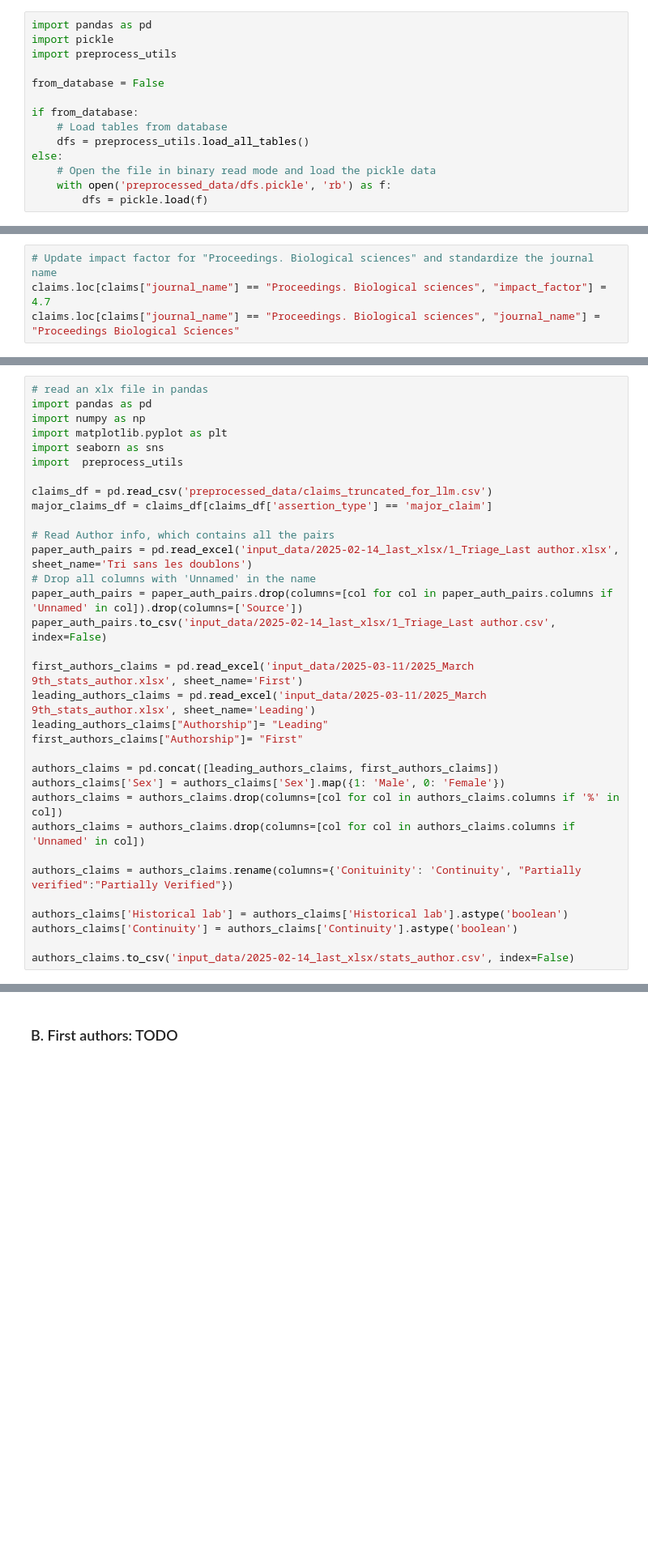
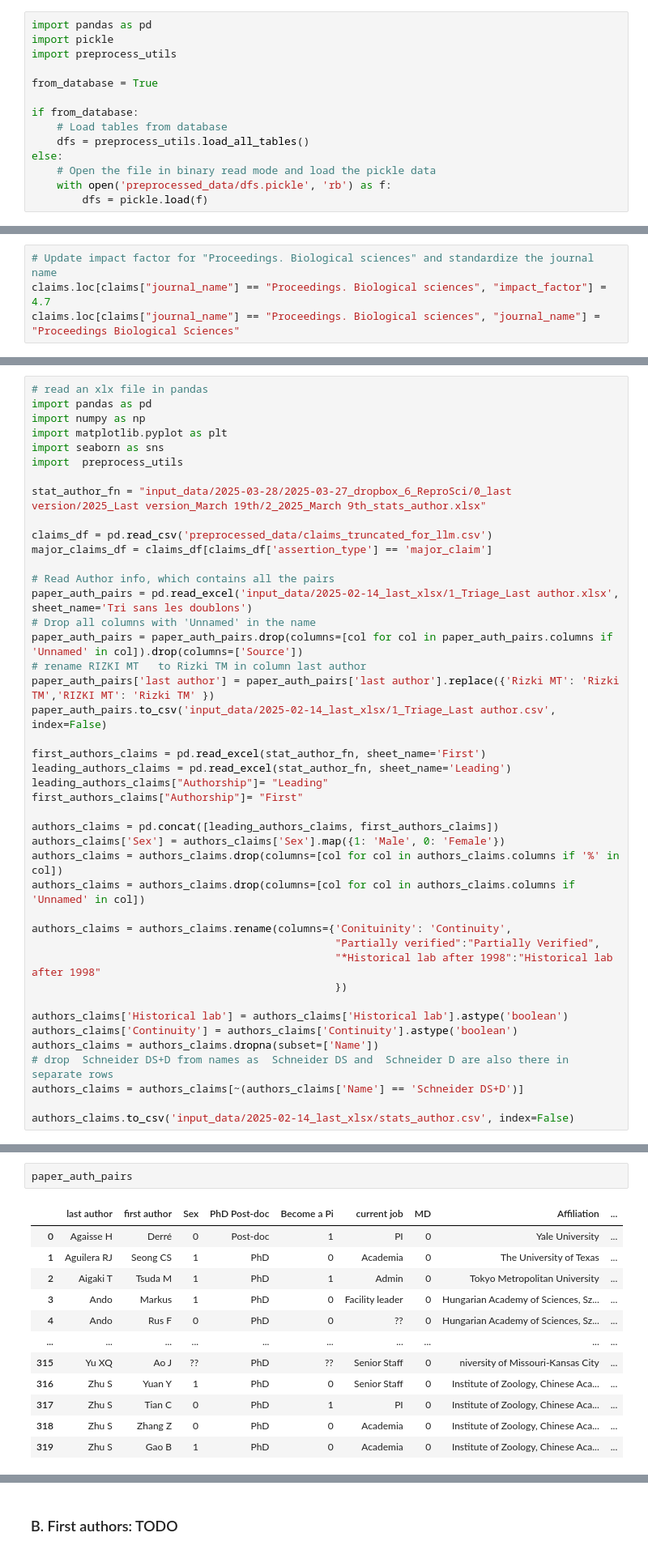
Before and after one commit to jcblemai/drosophila-reproducibility, a Jupyter notebook: preprocess.ipynb, the cells around one changed output, grey strips where cells are left out. Shown at 81% size. Saved outputs shown, nothing was run; the diff lists cells and outputs as text; blank space fills up the shorter version.

Commit message:
finish preprocessing excels

```diff
--- a/preprocess.ipynb
+++ b/preprocess.ipynb
@@ -3,7 +3,7 @@ import pandas as pd
 import pickle
 import preprocess_utils
 
-from_database = False
+from_database = True
 
 if from_database:
     # Load tables from database
@@ -163,6 +197,8 @@ import matplotlib.pyplot as plt
 import seaborn as sns
 import  preprocess_utils
 
+stat_author_fn = "input_data/2025-03-28/2025-03-27_dropbox_6_ReproSci/0_last version/2025_Last version_March 19th/2_2025_March 9th_stats_author.xlsx"
+
 claims_df = pd.read_csv('preprocessed_data/claims_truncated_for_llm.csv')
 major_claims_df = claims_df[claims_df['assertion_type'] == 'major_claim']
 
@@ -170,10 +206,12 @@ major_claims_df = claims_df[claims_df['assertion_type'] == 'major_claim']
 paper_auth_pairs = pd.read_excel('input_data/2025-02-14_last_xlsx/1_Triage_Last author.xlsx', sheet_name='Tri sans les doublons')
 # Drop all columns with 'Unnamed' in the name
 paper_auth_pairs = paper_auth_pairs.drop(columns=[col for col in paper_auth_pairs.columns if 'Unnamed' in col]).drop(columns=['Source'])
+# rename RIZKI MT	to Rizki TM in column last author
+paper_auth_pairs['last author'] = paper_auth_pairs['last author'].replace({'Rizki MT': 'Rizki TM','RIZKI MT': 'Rizki TM' })
 paper_auth_pairs.to_csv('input_data/2025-02-14_last_xlsx/1_Triage_Last author.csv', index=False)
 
-first_authors_claims = pd.read_excel('input_data/2025-03-11/2025_March 9th_stats_author.xlsx', sheet_name='First')
-leading_authors_claims = pd.read_excel('input_data/2025-03-11/2025_March 9th_stats_author.xlsx', sheet_name='Leading')
+first_authors_claims = pd.read_excel(stat_author_fn, sheet_name='First')
+leading_authors_claims = pd.read_excel(stat_author_fn, sheet_name='Leading')
 leading_authors_claims["Authorship"]= "Leading"
 first_authors_claims["Authorship"]= "First"
 
@@ -182,9 +220,15 @@ authors_claims['Sex'] = authors_claims['Sex'].map({1: 'Male', 0: 'Female'})
 authors_claims = authors_claims.drop(columns=[col for col in authors_claims.columns if '%' in col])
 authors_claims = authors_claims.drop(columns=[col for col in authors_claims.columns if 'Unnamed' in col])
 
-authors_claims = authors_claims.rename(columns={'Conituinity': 'Continuity', "Partially verified":"Partially Verified"})
+authors_claims = authors_claims.rename(columns={'Conituinity': 'Continuity',
+                                                "Partially verified":"Partially Verified",
+                                                "*Historical lab after 1998":"Historical lab after 1998"
+                                                })
 
 authors_claims['Historical lab'] = authors_claims['Historical lab'].astype('boolean')
 authors_claims['Continuity'] = authors_claims['Continuity'].astype('boolean')
+authors_claims = authors_claims.dropna(subset=['Name'])
+# drop  Schneider DS+D from names as  Schneider DS and  Schneider D are also there in separate rows
+authors_claims = authors_claims[~(authors_claims['Name'] == 'Schneider DS+D')]
 
 authors_claims.to_csv('input_data/2025-02-14_last_xlsx/stats_author.csv', index=False)
@@ -194,0 +237,15 @@ claims_LH = authors_claims[authors_claims['Authorship'] == 'Leading'].copy()
+# %%
+paper_auth_pairs
+# %% [output]
+|  | last author | first author | Sex | PhD Post-doc | Become a Pi | current job | MD | Affiliation | ... |
+| 0 | Agaisse H | Derré | 0 | Post-doc | 1 | PI | 0 | Yale University | ... |
+| 1 | Aguilera RJ | Seong CS | 1 | PhD | 0 | Academia | 0 | The University of Texas | ... |
+| 2 | Aigaki T | Tsuda M | 1 | PhD | 1 | Admin | 0 | Tokyo Metropolitan University | ... |
+| 3 | Ando | Markus | 1 | PhD | 0 | Facility leader | 0 | Hungarian Academy of Sciences, Sz... | ... |
+| 4 | Ando | Rus F | 0 | PhD | 0 | ?? | 0 | Hungarian Academy of Sciences, Sz... | ... |
+| ... | ... | ... | ... | ... | ... | ... | ... | ... | ... |
+| 315 | Yu XQ | Ao J | ?? | PhD | ?? | Senior Staff | 0 | niversity of Missouri-Kansas City | ... |
+| 316 | Zhu S | Yuan Y | 1 | PhD | 0 | Senior Staff | 0 | Institute of Zoology, Chinese Aca... | ... |
+| 317 | Zhu S | Tian C | 0 | PhD | 1 | PI | 0 | Institute of Zoology, Chinese Aca... | ... |
+| 318 | Zhu S | Zhang Z | 0 | PhD | 0 | Academia | 0 | Institute of Zoology, Chinese Aca... | ... |
+| 319 | Zhu S | Gao B | 1 | PhD | 0 | Academia | 0 | Institute of Zoology, Chinese Aca... | ... |
```
Also changed, not shown: parts of 20 cells of this notebook, 4 other files.
